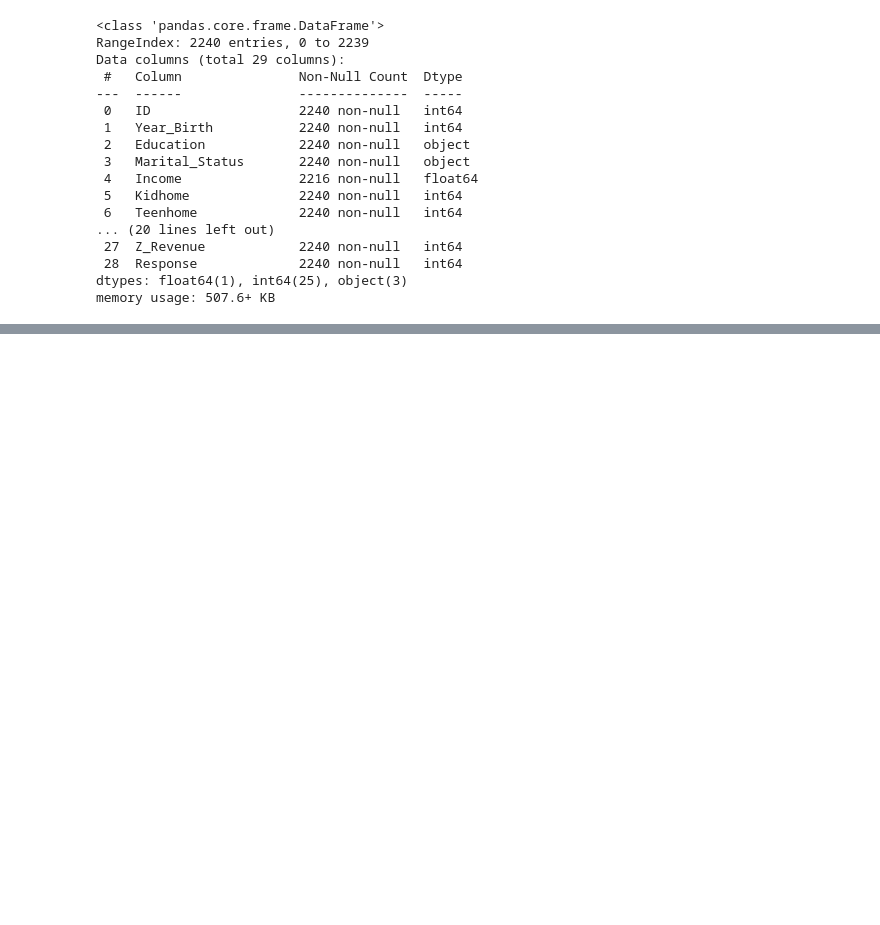
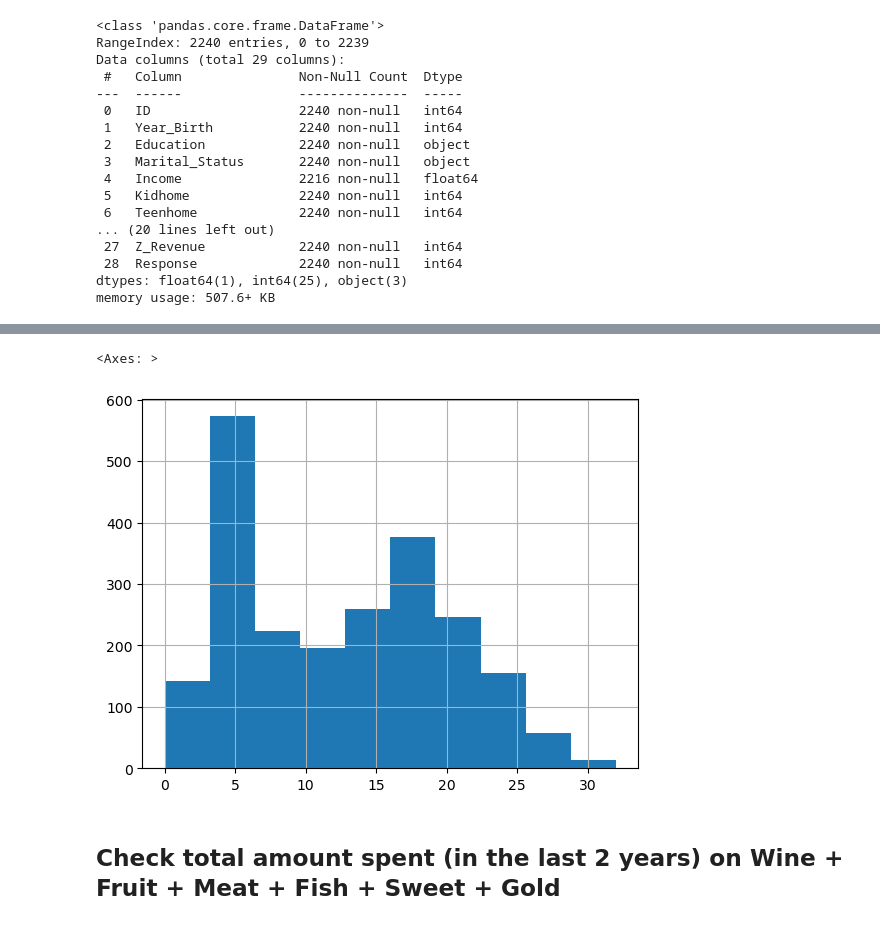
Before and after one commit to nqtquoctrung94/RFM_Customer_Personality_Analysis, a Jupyter notebook: clean_data.ipynb, the cells around one changed output, grey strips where cells are left out. Cells and saved outputs as stored; diff of their text form; code cells hidden in the pictures; blank space fills up the shorter version.

```diff
--- a/clean_data.ipynb
+++ b/clean_data.ipynb
@@ -50,0 +68,2 @@ profile.to_file("profiling_report.html")
+# %%
+df['Dt_Customer'] = pd.to_datetime(df['Dt_Customer'], dayfirst = True)
@@ -50,0 +122,2 @@ profile.to_file("profiling_report.html")
+# %%
+df['Last_date'] = df.apply(lambda row: row['Dt_Customer'] + pd.DateOffset(days=row['Recency']), axis=1)
@@ -50,0 +132,2 @@ profile.to_file("profiling_report.html")
+# %%
+df['total_purchases'] = df['NumWebPurchases'] + df['NumCatalogPurchases'] + df['NumStorePurchases']
@@ -50,0 +146,7 @@ profile.to_file("profiling_report.html")
+# %%
+df['total_purchases'].hist()
+# %% [output]
+<Axes: >
+[figure, added]
+# %% [markdown]
+## Check total amount spent (in the last 2 years) on Wine + Fruit + Meat + Fish + Sweet + Gold
```
Also changed, not shown: parts of 16 cells of this notebook.
